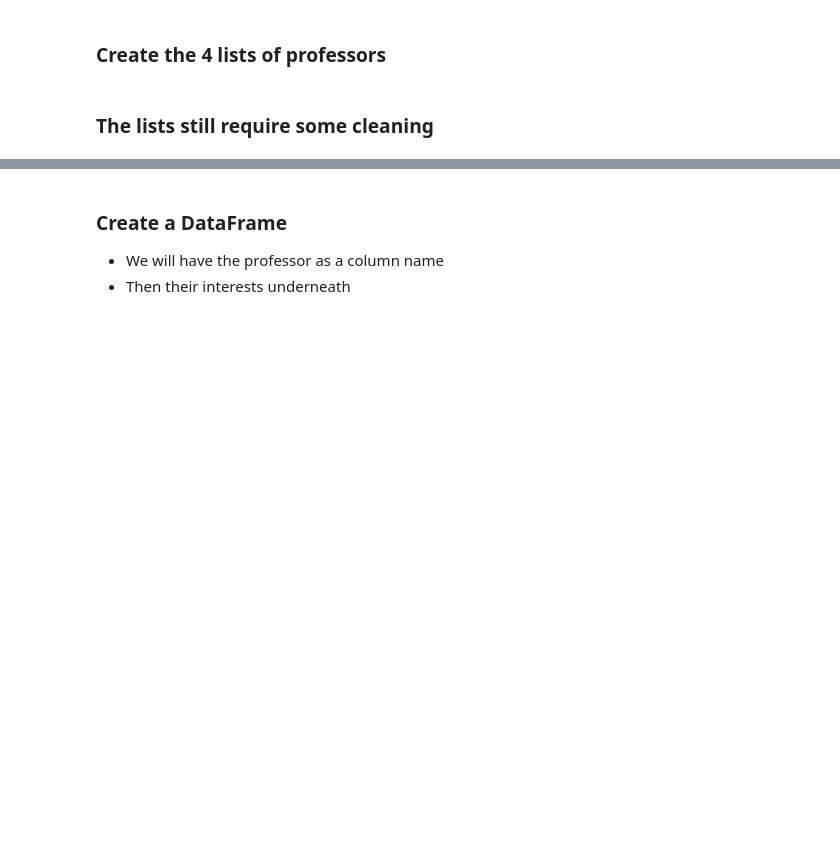
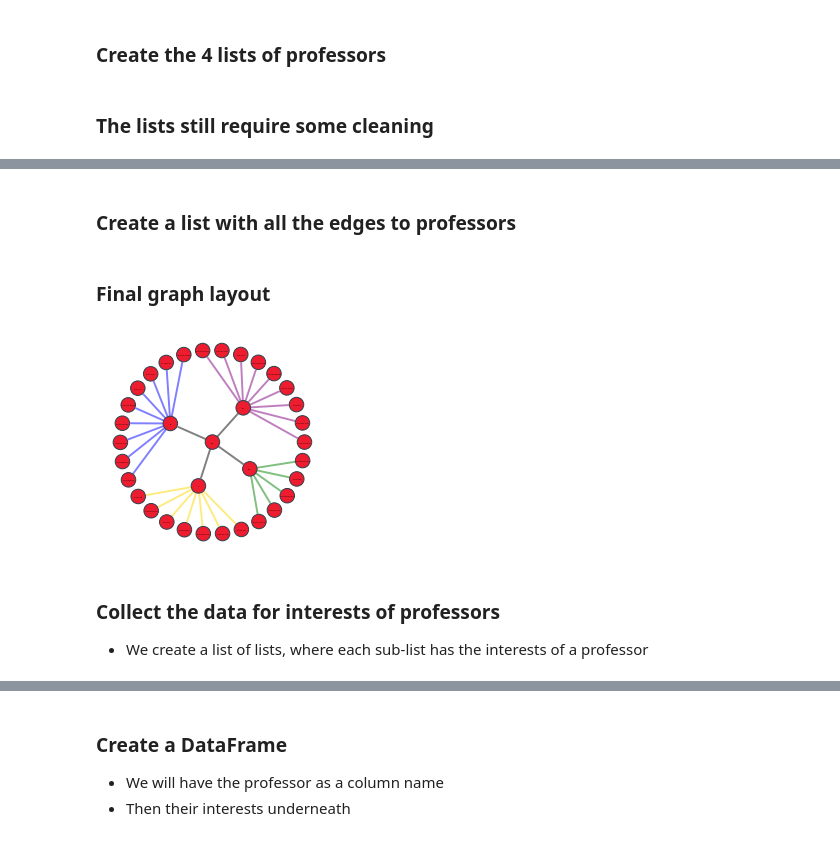
Before and after one commit to BSteiner1/LSE-Data-Visualisation, a Jupyter notebook: Notebooks/Web Scraping.ipynb, the cells around one changed output, grey strips where cells are left out. Drawn from its saved outputs; the diff is of its cells as text; code cells hidden in the pictures; blank space fills up the shorter version.

```diff
--- a/Notebooks/Web Scraping.ipynb
+++ b/Notebooks/Web Scraping.ipynb
@@ -65,0 +129,31 @@ or_profs = or_profs[:-8]
+# %%
+# Remove them from the longer list
+dma_profs.remove("Dr Robert Simon")
+dma_profs.remove("Professor Andrew Lewis-Pye")
+# %% [markdown]
+### Create a list with all the edges to professors
+# %%
+#Create the list of all edges in the graph
+prof_edges = edges("DMA", dma_profs) + edges("GAME", game_profs) + \
+            edges("FIN", fin_profs) + edges("OR", or_profs)
+# %%
+# Create a list with all edges
+all_edges = area_edges + prof_edges
+# %%
+# Colouring the edges
+area_colour = {area : 'black' for area in area_edges}
+dma_colour = {dma_prof : 'purple' for dma_prof in edges("DMA", dma_profs)}
+fin_colour = {fin_prof : 'green' for fin_prof in edges("GAME", game_profs)}
+game_colour = {game_prof : 'blue' for game_prof in edges("FIN", fin_profs)}
+or_colour = {or_prof : 'gold' for or_prof in edges("OR", or_profs)}
+colouring = area_colour | dma_colour | fin_colour | game_colour | or_colour
+# %% [markdown]
+### Final graph layout
+# %%
+Graph(all_edges, node_layout='radial', node_size = 4, \
+      edge_color = colouring, node_color = LSE_RED, node_labels = True);
+# %% [output]
+[figure, added]
+# %% [markdown]
+### Collect the data for interests of professors
+* We create a list of lists, where each sub-list has the interests of a professor
```
Also changed, not shown: parts of 19 cells of this notebook.
